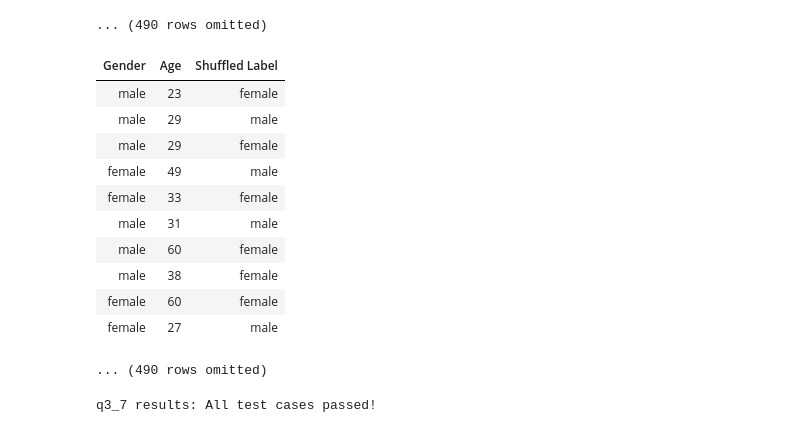
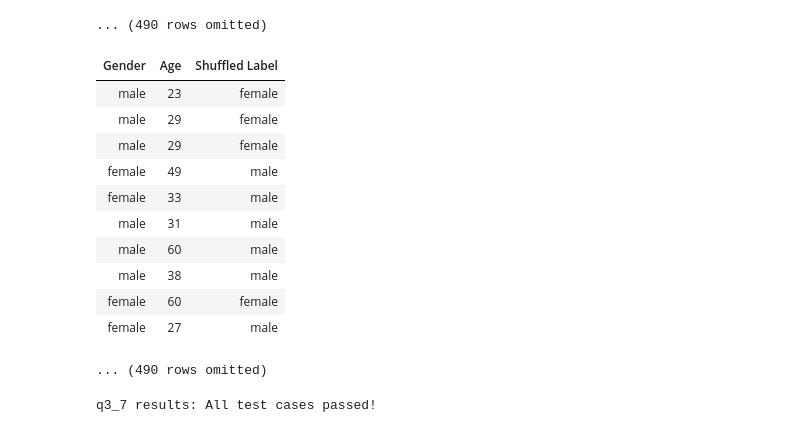
Before and after one commit to anizme/UET_Data_Science, a Jupyter notebook: hw/hw07/hw07.ipynb, the cells around one changed output. Cells and saved outputs as stored; diff of their text form; code cells hidden in the pictures.

```diff
--- a/hw/hw07/hw07.ipynb
+++ b/hw/hw07/hw07.ipynb
@@ -518,19 +518,19 @@ sampled_ages
 | female | 27 |
 ... (490 rows omitted)
 # %%
-shuffled_labels = sampled_ages.sample(sampled_ages.num_rows, 'Gender').column('Gender')
+shuffled_labels = sampled_ages.sample(sampled_ages.num_rows, with_replacement=False).column('Gender')
 original_with_shuffled_labels = sampled_ages.with_columns('Shuffled Label', shuffled_labels)
 original_with_shuffled_labels
 # %% [output]
 | Gender | Age | Shuffled Label |
 | male | 23 | female |
-| male | 29 | male |
+| male | 29 | female |
 | male | 29 | female |
 | female | 49 | male |
-| female | 33 | female |
+| female | 33 | male |
 | male | 31 | male |
-| male | 60 | female |
-| male | 38 | female |
+| male | 60 | male |
+| male | 38 | male |
 | female | 60 | female |
 | female | 27 | male |
 ... (490 rows omitted)
```
Also changed, not shown: parts of 13 cells of this notebook, 6 other files.
